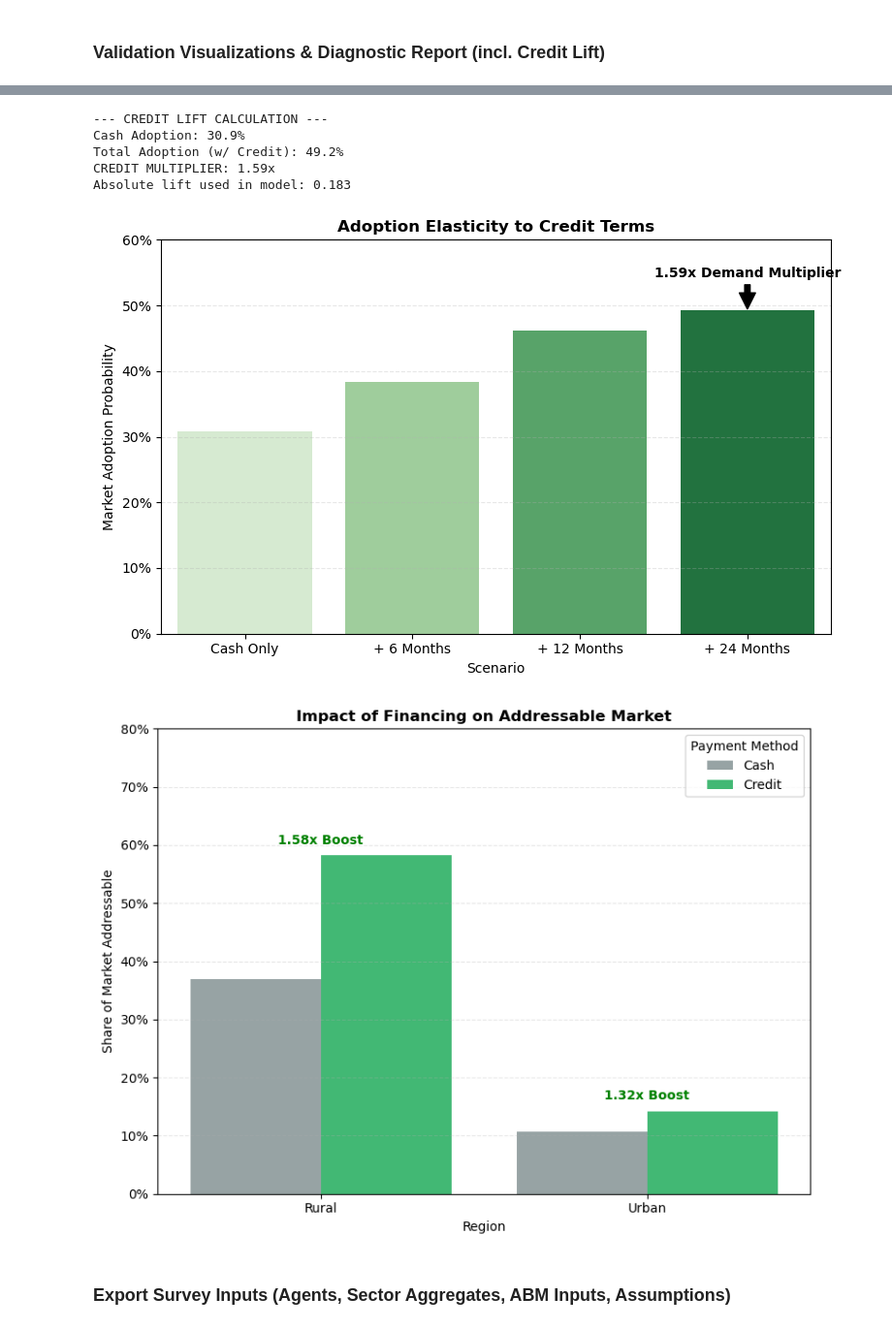
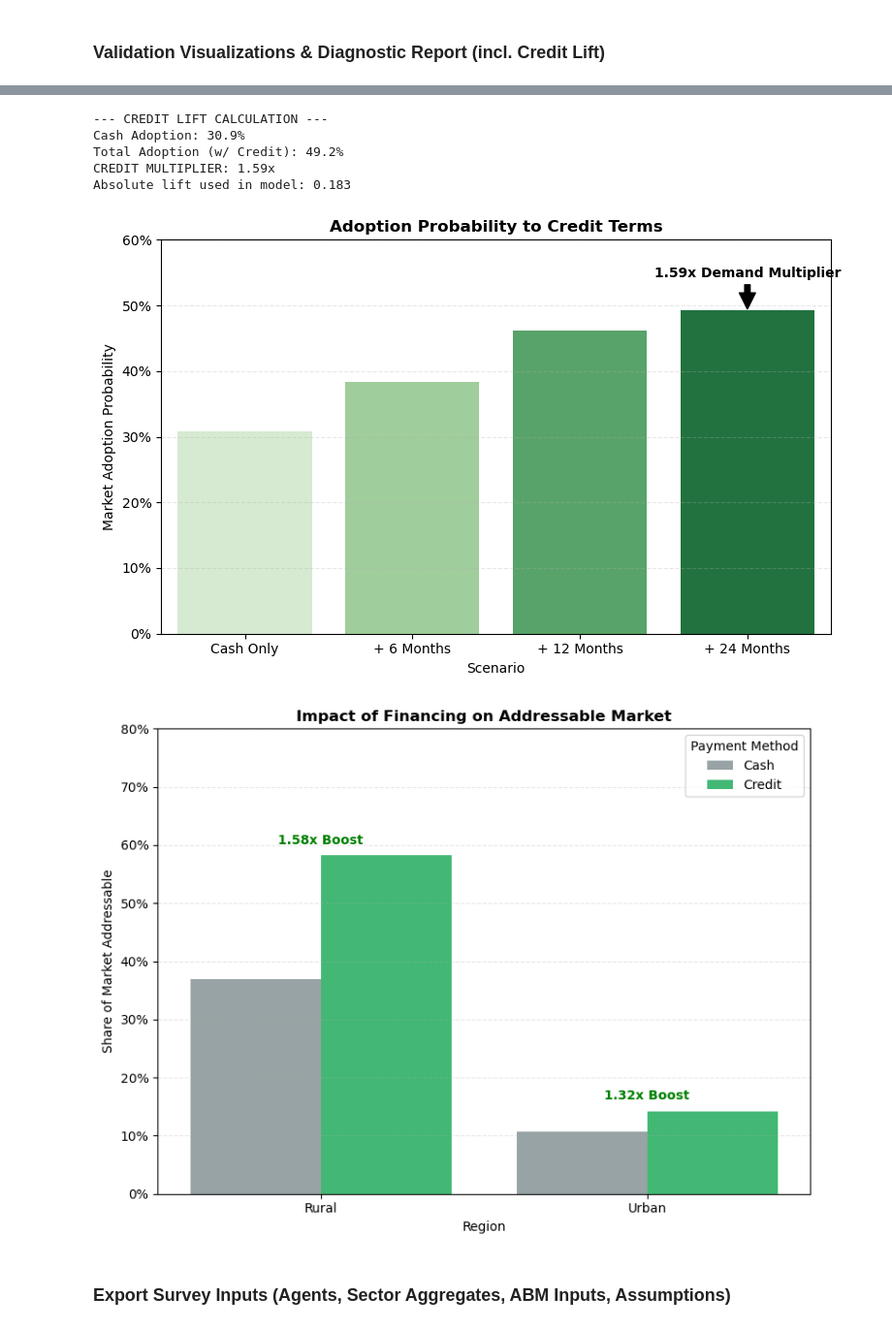
Before and after one commit to ekohgenius/phd_research_electricity_demand_traps, a Jupyter notebook: journal_paper.ipynb, the cells around one changed output, grey strips where cells are left out. Shown at 97% size. Cells and saved outputs as stored; diff of their text form; code cells hidden in the pictures.

```diff
--- a/journal_paper.ipynb
+++ b/journal_paper.ipynb
@@ -296,7 +296,7 @@ Converts raw survey answers into model parameters ($m(R)$, Tiers, Urban/Rural).
 # Cell 4: ABM Parameters (m(R), Tier, Urban/Rural, Agent Table)
 
 # Usability/availability score m(R)
-daily_score = 0.15 + 0.85 * (df['Hours'] / 24.0) ** 0.8
+daily_score = (0.15 + ((df['Hours'] / 24.0) ** 0.8))/(0.15+1)
 evening_score = (df['Evening_Hrs'] / 4.0).clip(0, 1)
 m_raw = 0.7 * daily_score + 0.3 * evening_score
 df['m_R'] = np.where(df['Conn_Grid'] == 1, m_raw.clip(0, 1), 0.0)
@@ -521,7 +554,7 @@ print(f"   - Rural:        {rural_trap:.1%}")
 # Cell 5b: Credit Lift and Elasticity Analysis (Publication Ready)
 
 print("\n--- CREDIT LIFT CALCULATION ---")
-PROB_LIFT_FROM_DATA = 0.15  # default
+PROB_LIFT_FROM_DATA = 0.08  # default
 
 if df_h_raw is not None:
     # 1) Build a clean Section-H table with its own weights
@@ -557,7 +590,7 @@ if df_h_raw is not None:
 
     plt.figure(figsize=(8,5))
     sns.barplot(data=ladder, x='Scenario', y='Adoption', hue='Scenario', palette="Greens", legend=False)
-    plt.title("Adoption Elasticity to Credit Terms", fontweight='bold')
+    plt.title("Adoption Probability to Credit Terms", fontweight='bold')
     plt.ylabel("Market Adoption Probability")
     plt.ylim(0,0.6) # Set limit to 60% for clarity
     plt.gca().yaxis.set_major_formatter(mtick.PercentFormatter(1.0))
@@ -594,38 +627,35 @@ if df_h_raw is not None:
     plt.title("Impact of Financing on Addressable Market", fontweight='bold')
     plt.ylabel("Share of Market Addressable")
     plt.ylim(0,0.8)
     plt.gca().yaxis.set_major_formatter(mtick.PercentFormatter(1.0))
 
-    for i, region in enumerate(['Rural', 'Urban']): # Check order depending on pandas sort
-        # Ensure we get the right region data regardless of plot order
+    for i, region in enumerate(['Rural', 'Urban']):
         if region not in plot_data['Region'].values: continue
 
         rc_val = plot_data.query("Region == @region and Scenario == 'Cash'")['Adoption'].values[0]
         rt_val = plot_data.query("Region == @region and Scenario == 'Credit'")['Adoption'].values[0]
         mult = (rt_val/rc_val) if rc_val > 0 else 0
 
         # Position calculations need to align with seaborn's bar placement
-        # Rural is typically index 0, Urban index 1 (alphabetical reverse or as sorted)
-        # We'll just hardcode annotation locations relative to the bars height
         plt.text(i, rt_val + 0.02, f"{mult:.2f}x Boost",
                  color='green', fontweight='bold', ha='center')
 
     plt.grid(axis='y', linestyle='--', alpha=0.3)
     plt.legend(title="Payment Method")
     plt.tight_layout()
     plt.savefig("fig_credit_regional.png", dpi=300)
     plt.show()
 
     PROB_LIFT_FROM_DATA = float(abs_lift)
 else:
     print("Section H not available; skipping ladder/multiplier plots.")
 # %% [output]
 --- CREDIT LIFT CALCULATION ---
 Cash Adoption: 30.9%
 Total Adoption (w/ Credit): 49.2%
 CREDIT MULTIPLIER: 1.59x
 Absolute lift used in model: 0.183
-[figure, old version]
+[figure, new version]
 [figure]
 # %% [markdown]
 ### Export Survey Inputs (Agents, Sector Aggregates, ABM Inputs, Assumptions)
```
Also changed, not shown: parts of 42 cells of this notebook, 23 other files.
